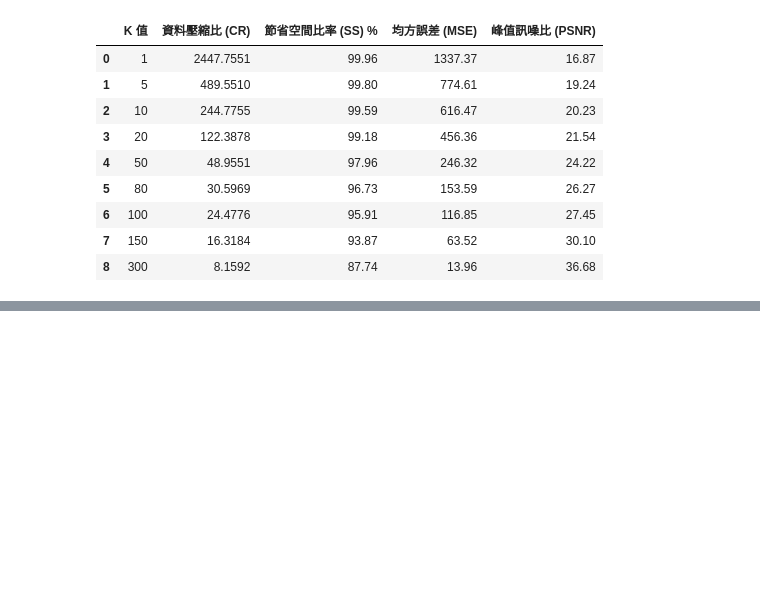
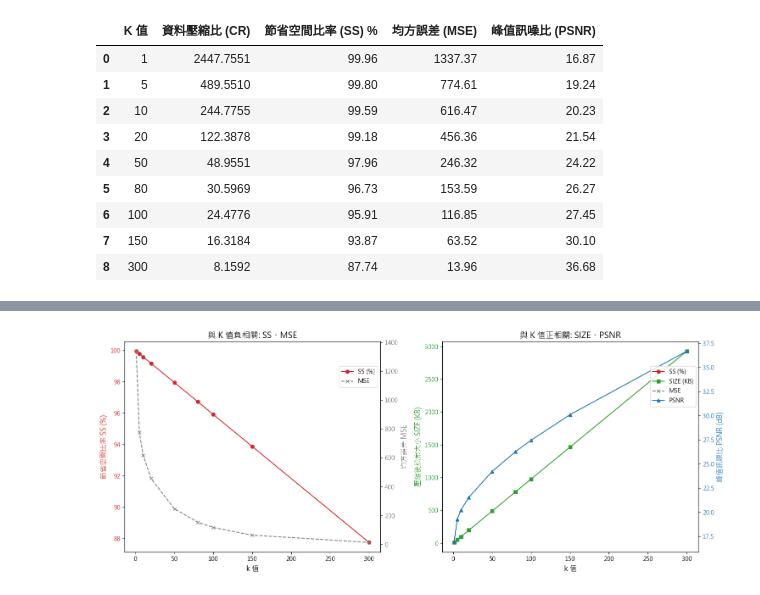
Before and after one commit to ericadgjl-huang/SVD_Image_Compression, a Jupyter notebook: hw1_svd.ipynb, the cells around one changed output, grey strips where cells are left out. Saved outputs shown, nothing was run; the diff lists cells and outputs as text; code cells hidden in the pictures; blank space fills up the shorter version.

Commit message:
Step 5: Add trend line charts (SS/MSE and SIZE/PSNR) to find optimal k

```diff
--- a/hw1_svd.ipynb
+++ b/hw1_svd.ipynb
@@ -252,0 +263,56 @@ display(df_metrics)
+# %%
+import matplotlib.pyplot as plt
+
+# --- 新增這兩行來解決中文顯示問題 ---
+plt.rcParams['font.sans-serif'] = ['Microsoft JhengHei']  # 設定字體為微軟正黑體
+plt.rcParams['axes.unicode_minus'] = False                # 解決座標軸負號顯示問題
+
+# 將字串轉回數值以便畫圖
+k_vals = df_metrics["K 值"].astype(int)
+ss_vals = df_metrics["節省空間比率 (SS) %"].astype(float)
+mse_vals = df_metrics["均方誤差 (MSE)"].astype(float)
+psnr_vals = df_metrics["峰值訊噪比 (PSNR)"].astype(float)
+# 重新計算 Size 方便畫圖
+size_vals = [calculate_size_kb(m, n, k) for k in k_vals]
+
+# 設定畫布，左右兩張圖
+fig, (ax1, ax3) = plt.subplots(1, 2, figsize=(15, 6))
+
+# --- 第一張圖：與 K 值負相關 (SS, MSE) ---
+color1 = 'tab:red'
+ax1.set_xlabel('k 值', fontsize=12)
+ax1.set_ylabel('節省空間比率 SS (%)', color=color1, fontsize=12)
+ax1.plot(k_vals, ss_vals, color=color1, marker='o', label='SS (%)')
+ax1.tick_params(axis='y', labelcolor=color1)
+
+# 共用 X 軸，建立第二個 Y 軸畫 MSE
+ax2 = ax1.twinx()
+color2 = 'tab:gray'
+ax2.set_ylabel('均方誤差 MSE', color=color2, fontsize=12)
+ax2.plot(k_vals, mse_vals, color=color2, marker='x', linestyle='--', label='MSE')
+ax2.tick_params(axis='y', labelcolor=color2)
+
+ax1.set_title('與 K 值負相關: SS、MSE', fontsize=14)
+fig.legend(loc="upper right", bbox_to_anchor=(0.45, 0.85))
+
+# --- 第二張圖：與 K 值正相關 (SIZE, PSNR) ---
+color3 = 'tab:green'
+ax3.set_xlabel('k 值', fontsize=12)
+ax3.set_ylabel('壓縮後檔案大小 SIZE (KB)', color=color3, fontsize=12)
+ax3.plot(k_vals, size_vals, color=color3, marker='s', label='SIZE (KB)')
+ax3.tick_params(axis='y', labelcolor=color3)
+
+# 共用 X 軸，建立第二個 Y 軸畫 PSNR
+ax4 = ax3.twinx()
+color4 = 'tab:blue'
+ax4.set_ylabel('峰值訊噪比 PSNR (dB)', color=color4, fontsize=12)
+ax4.plot(k_vals, psnr_vals, color=color4, marker='^', linestyle='-', label='PSNR')
+ax4.tick_params(axis='y', labelcolor=color4)
+
+ax3.set_title('與 K 值正相關: SIZE、PSNR', fontsize=14)
+fig.legend(loc="upper right", bbox_to_anchor=(0.95, 0.85))
+
+plt.tight_layout()
+plt.show()
+# %% [output]
+[figure, added]
```
Also changed, not shown: parts of 1 cell of this notebook.
